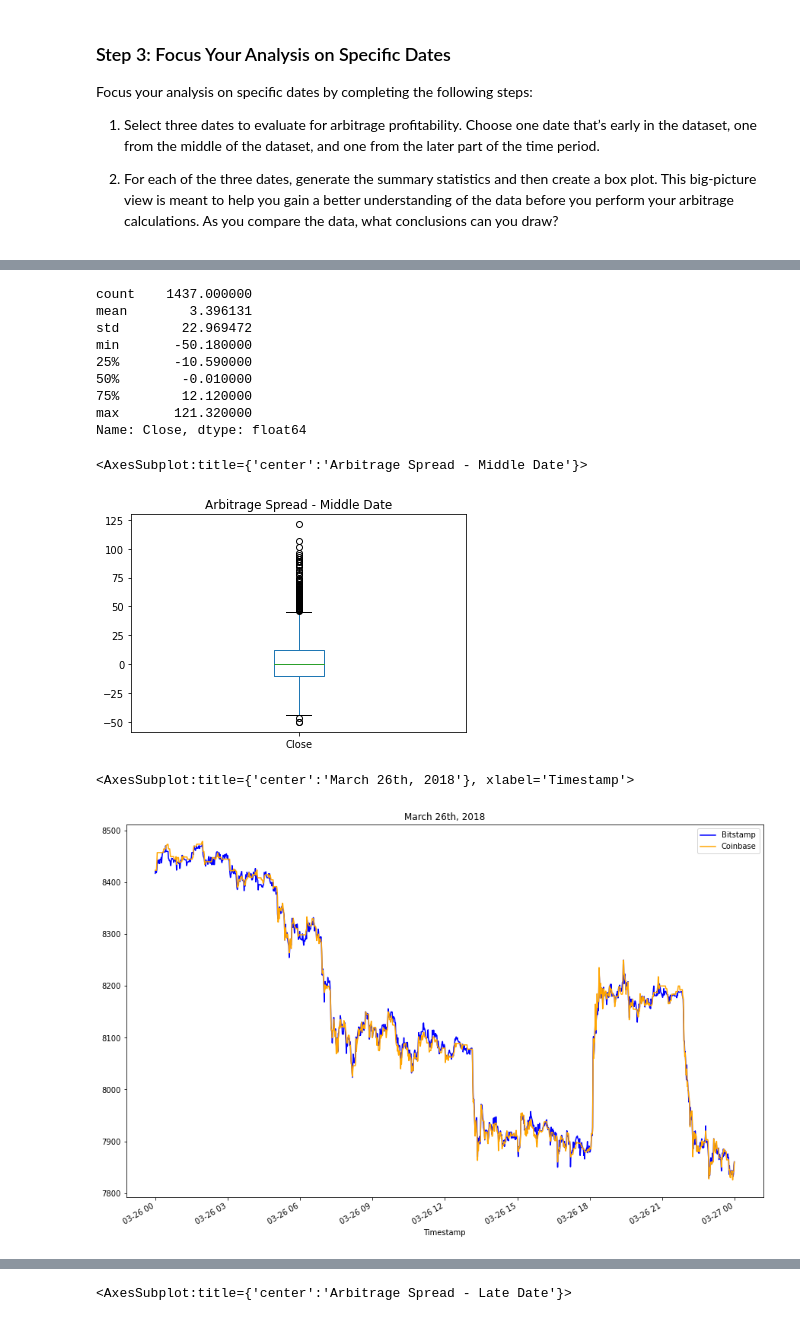
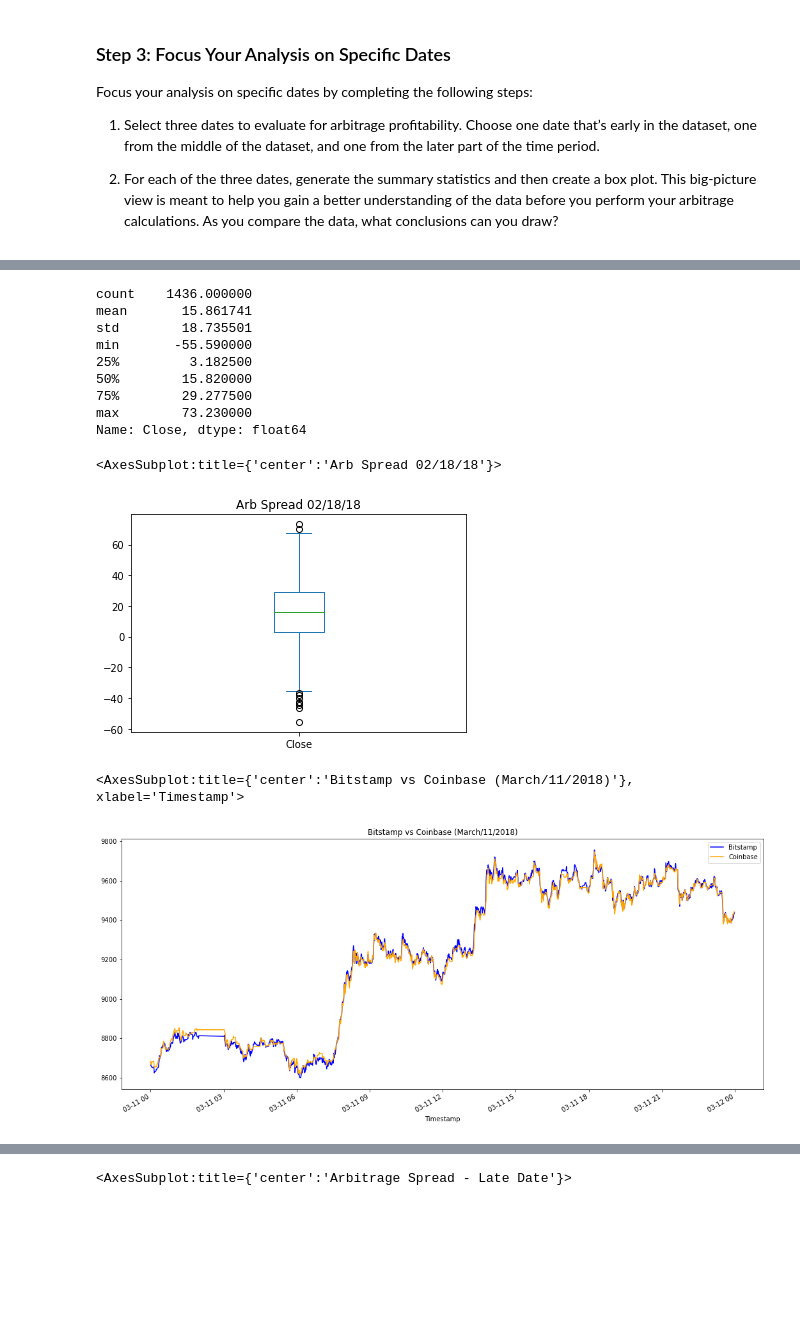
Before and after one commit to Rossjerry/Challenge-3, a Jupyter notebook: crypto_arbitrage.ipynb, the cells around one changed output, grey strips where cells are left out. Saved outputs shown, nothing was run; the diff lists cells and outputs as text; code cells hidden in the pictures; blank space fills up the shorter version.

```diff
--- a/crypto_arbitrage.ipynb
+++ b/crypto_arbitrage.ipynb
@@ -421,33 +425,34 @@ Name: Close, dtype: float64
 # %%
 # Using the date in the middle that you have selected, calculate the arbitrage spread
 # by subtracting the bitstamp lower closing prices from the coinbase higher closing prices
-arbitrage_spread_middle = # YOUR CODE HERE
+arbitrage_spread_middle = bitstamp['Close'].loc["2018-02-18"] - coinbase['Close'].loc["2018-02-18"]
 
 # Generate summary statistics
-# YOUR CODE HERE
+arbitrage_spread_middle.describe()
 # %% [output]
-count    1437.000000
-mean        3.396131
-std        22.969472
-min       -50.180000
-25%       -10.590000
-50%        -0.010000
-75%        12.120000
-max       121.320000
+count    1436.000000
+mean       15.861741
+std        18.735501
+min       -55.590000
+25%         3.182500
+50%        15.820000
+75%        29.277500
+max        73.230000
 Name: Close, dtype: float64
 # %%
 # Visualize the arbitrage spread from the middle of the dataset in a box plot
-# YOUR CODE HERE
+arbitrage_spread_middle.plot(kind="box", legend=True,title="Arb Spread 02/18/18")
 # %% [output]
-<AxesSubplot:title={'center':'Arbitrage Spread - Middle Date'}>
+<AxesSubplot:title={'center':'Arb Spread 02/18/18'}>
-[figure, old version]
+[figure, new version]
 # %%
 # Create an overlay plot that visualizes the two dataframes over a period of one day from late in the dataset.
 # Be sure that the plots include the parameters `legend`, `figsize`, `title`, `color` and `label`
-# YOUR CODE HERE
+bitstamp_sliced.loc["2018-03-11"].plot(legend=True, figsize=(18, 8), title="Bitstamp vs Coinbase (March/11/2018)", color="blue", label="Bitstamp")
+coinbase_sliced.loc["2018-03-11"].plot(legend=True, figsize=(18, 8), color="orange", label="Coinbase")
 # %% [output]
-<AxesSubplot:title={'center':'March 26th, 2018'}, xlabel='Timestamp'>
+<AxesSubplot:title={'center':'Bitstamp vs Coinbase (March/11/2018)'}, xlabel='Timestamp'>
-[figure, old version]
+[figure, new version]
 # %%
 # Using the date from the late that you have selected, calculate the arbitrage spread
 # by subtracting the bitstamp lower closing prices from the coinbase higher closing prices
```
Also changed, not shown: parts of 6 cells of this notebook.
